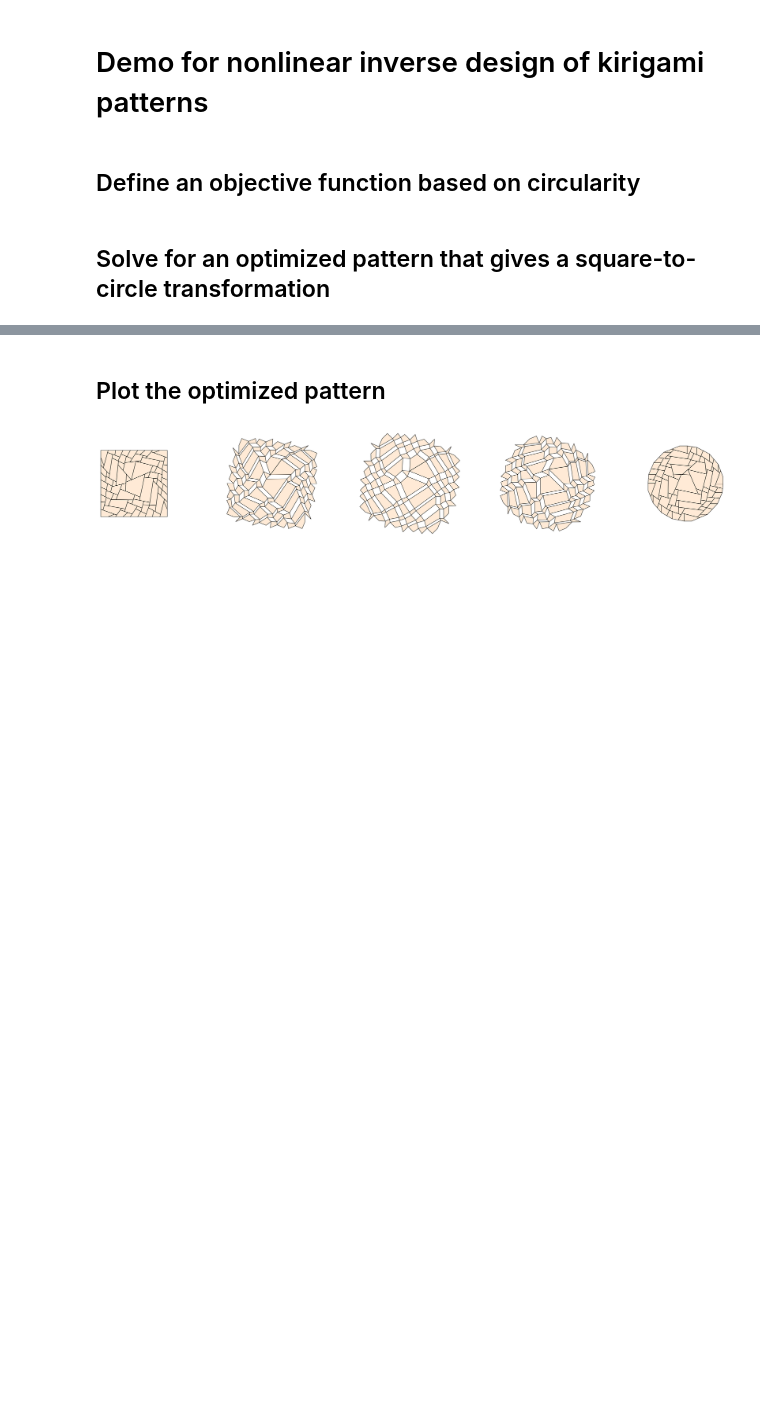
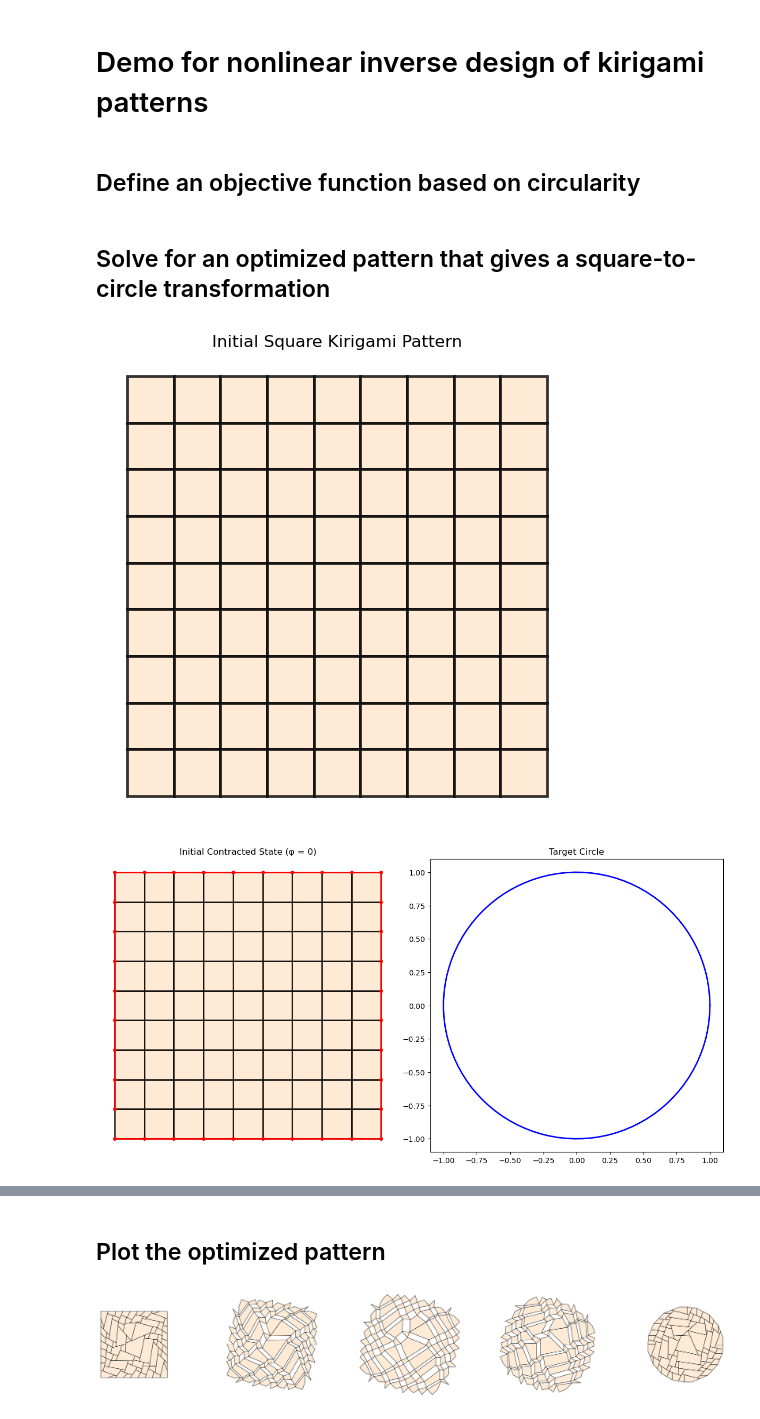
Before and after one commit to milad1378yz/additive-kirigami, a Jupyter notebook: Demo_nonlinear_optimization.ipynb, the cells around one changed output, grey strips where cells are left out. Drawn from its saved outputs; the diff is of its cells as text; code cells hidden in the pictures; blank space fills up the shorter version.

```diff
--- a/Demo_nonlinear_optimization.ipynb
+++ b/Demo_nonlinear_optimization.ipynb
@@ -74,33 +188,105 @@ for i, bound in enumerate(bound_linkage_inds):
     boundary_points.append(np.vstack(local_boundary_points))
 corners = np.vstack(corners)
 boundary_offsets = [[0.0]*height, [0.0]*width, [0.0]*height, [0.0]*width]
 boundary_points_vector = np.vstack(boundary_points)
 
+# Plot 1: Initial structure setup
+fig, ax = plt.subplots(figsize=(8, 6))
+structure.linear_inverse_design(boundary_points_vector, corners, np.reshape(np.zeros(width*height), (height, width)), boundary_offsets)
+structure.make_hinge_contact_points()
+initial_points, _ = structure.layout(phi=np.pi)
+plot_structure(initial_points, structure.quads, structure.linkages, ax)
+ax.set_title("Initial Square Kirigami Pattern")
+ax.set_aspect('equal')
+plt.show()
+
 # also get the reconfigured boundary node indices for optimizing the second contracted shape
 structure.linear_inverse_design(boundary_points_vector, corners, np.reshape(np.zeros(width*height), (height, width)), boundary_offsets)
 structure.make_hinge_contact_points()
 deployed_points, deployed_hinge_contact_points = structure.layout(phi=0.0)
 dual_bound_inds = []
 for bound_ind in range(4):
     dual_bound_inds.extend(structure.get_dual_boundary_node_inds(bound_ind))
 reduced_dual_bound_inds = []
 for i, ind in enumerate(dual_bound_inds):
     next_i = (i+1) % len(dual_bound_inds)
     next_ind = dual_bound_inds[next_i]
     if norm(deployed_points[ind] - deployed_points[next_ind]) > 1e-10:
         reduced_dual_bound_inds.append(ind)
 
+# Plot 2: Initial contracted state and target circle
+fig, (ax1, ax2) = plt.subplots(1, 2, figsize=(12, 6))
+
+# Plot initial contracted state
+plot_structure(deployed_points, structure.quads, structure.linkages, ax1)
+ax1.plot(deployed_points[reduced_dual_bound_inds,0], deployed_points[reduced_dual_bound_inds,1], 'ro-', linewidth=2, markersize=4)
+ax1.set_title("Initial Contracted State (φ = 0)")
+ax1.set_aspect('equal')
+
+# Plot target circle
+theta = np.linspace(0, 2*np.pi, 100)
+ax2.plot(np.cos(theta), np.sin(theta), 'b-', linewidth=2)
+ax2.set_title("Target Circle")
+ax2.set_aspect('equal')
+plt.tight_layout()
+plt.show()
+
 # perform the nonlinear optimization to find an optimal set of offset parameters
 # that gives a square-to-circle transformation
 print("Optimization starts...")
 start = time.time()
-result = scopt.least_squares(boundary_residual_circle, np.zeros(width*height),bounds=(-np.ones(width*height),np.inf),xtol = 1e-4,verbose=2)
+result = scopt.least_squares(boundary_residual_hexagon, np.zeros(width*height),bounds=(-np.ones(width*height),np.inf),xtol = 1e-4,verbose=2)
 end = time.time()
 print("Finished.")
 print('Time taken = ' + str(end - start) + ' seconds')
 print('Cost = ' + str(result.cost))
 print('Optimal offset = ')
 print(result.x)
+
+# Plot 3: Optimization results comparison
+fig, ((ax1, ax2), (ax3, ax4)) = plt.subplots(2, 2, figsize=(12, 10))
+
+# Initial flat pattern
+structure.linear_inverse_design(boundary_points_vector, corners, np.reshape(np.zeros(width*height), (height, width)), boundary_offsets)
+structure.make_hinge_contact_points()
+initial_flat, _ = structure.layout(phi=np.pi)
+plot_structure(initial_flat, structure.quads, structure.linkages, ax1)
+ax1.set_title("Initial Flat Pattern")
+ax1.set_aspect('equal')
+
+# Initial contracted
+initial_contracted, _ = structure.layout(phi=0.0)
+plot_structure(initial_contracted, structure.quads, structure.linkages, ax2)
+ax2.plot(initial_contracted[reduced_dual_bound_inds,0], initial_contracted[reduced_dual_bound_inds,1], 'ro-')
+ax2.set_title("Initial Contracted State")
+ax2.set_aspect('equal')
+
+# Optimized flat pattern
+opt_offsets = np.reshape(result.x, (height, width))
+structure.linear_inverse_design(boundary_points_vector, corners, opt_offsets, boundary_offsets)
+structure.make_hinge_contact_points()
+opt_flat, _ = structure.layout(phi=np.pi)
+plot_structure(opt_flat, structure.quads, structure.linkages, ax3)
+ax3.set_title("Optimized Flat Pattern")
+ax3.set_aspect('equal')
+
+# Optimized contracted with circle overlay
+opt_contracted, _ = structure.layout(phi=0.0)
+plot_structure(opt_contracted, structure.quads, structure.linkages, ax4)
+ax4.plot(opt_contracted[reduced_dual_bound_inds,0], opt_contracted[reduced_dual_bound_inds,1], 'ro-', label='Boundary')
+# Add target circle for comparison
+center = np.mean(opt_contracted[reduced_dual_bound_inds], axis=0)
+radius = np.mean(np.sqrt(np.sum((opt_contracted[reduced_dual_bound_inds] - center)**2, axis=1)))
+theta = np.linspace(0, 2*np.pi, 100)
+ax4.plot(center[0] + radius*np.cos(theta), center[1] + radius*np.sin(theta), 'b--', linewidth=2, label='Target Circle')
+ax4.set_title("Optimized Contracted State")
+ax4.set_aspect('equal')
+ax4.legend()
+
+plt.tight_layout()
+plt.show()
 # %% [output]
+[figure, added]
+[figure, added]
 Optimization starts...
    Iteration     Total nfev        Cost      Cost reduction    Step norm     Optimality
```
Also changed, not shown: parts of 4 cells of this notebook, 5 other files.
